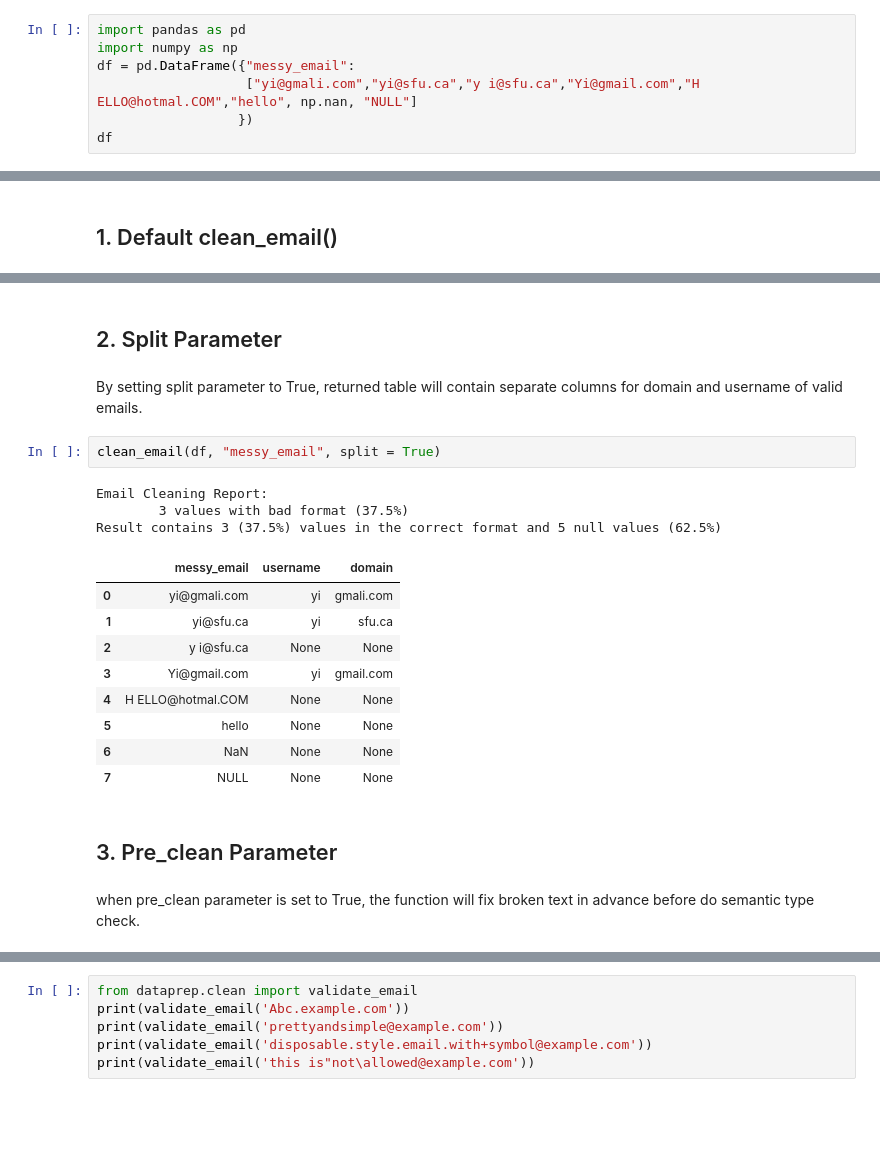
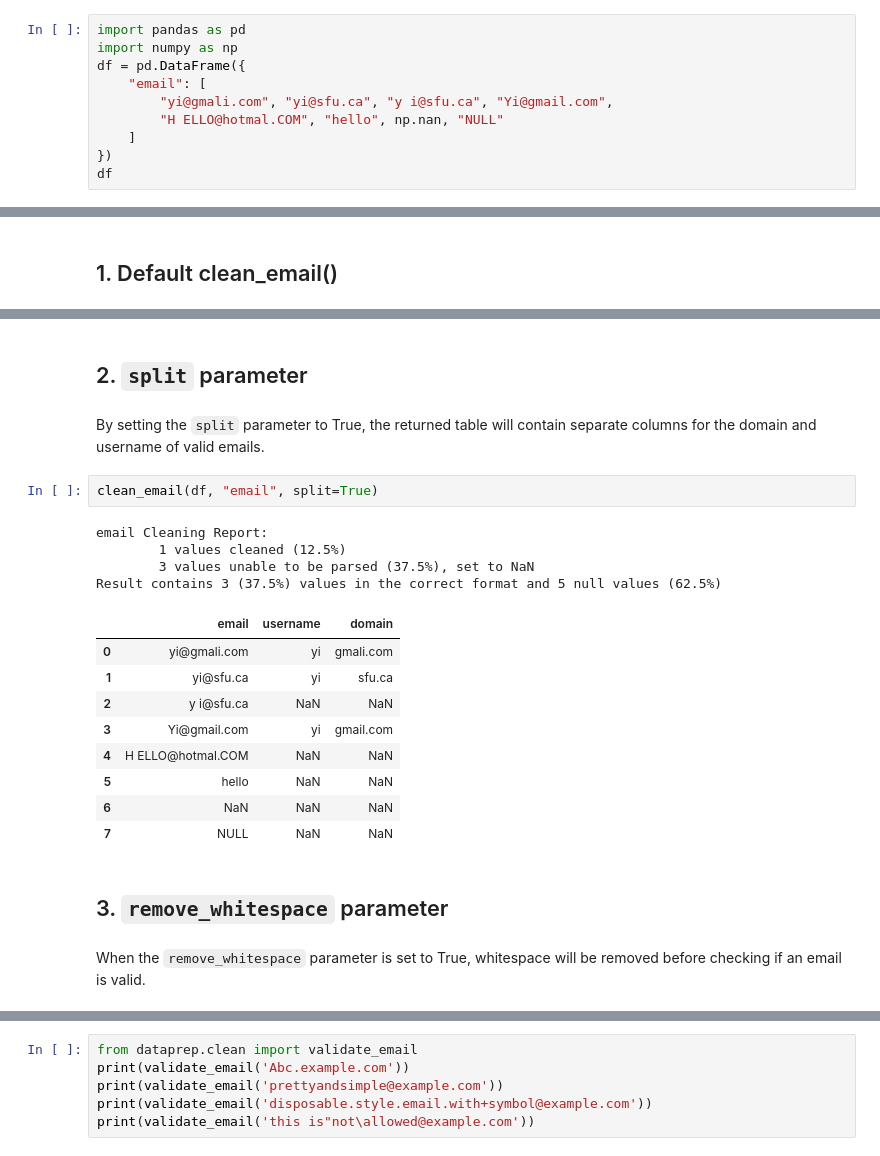
Before and after one commit to sfu-db/dataprep, a Jupyter notebook: docs/source/user_guide/clean/clean_email.ipynb, the cells around one changed output, grey strips where cells are left out. Drawn from its saved outputs; the diff is of its cells as text; blank space fills up the shorter version.

```diff
--- a/docs/source/user_guide/clean/clean_email.ipynb
+++ b/docs/source/user_guide/clean/clean_email.ipynb
@@ -29,8 +38,11 @@ Parameters for validate_email():
 # %%
 import pandas as pd
 import numpy as np
-df = pd.DataFrame({"messy_email":
-                   ["yi@gmali.com","yi@sfu.ca","y i@sfu.ca","Yi@gmail.com","H ELLO@hotmal.COM","hello", np.nan, "NULL"]
-                  })
+df = pd.DataFrame({
+    "email": [
+        "yi@gmali.com", "yi@sfu.ca", "y i@sfu.ca", "Yi@gmail.com",
+        "H ELLO@hotmal.COM", "hello", np.nan, "NULL"
+    ]
+})
 df
 # %% [output]
@@ -67,24 +81,25 @@ Result contains 3 (37.5%) values in the correct format and 5 null values (62.5%)
 # %% [markdown]
-## 2. Split Parameter
+## 2. `split` parameter
 # %% [markdown]
-By setting split parameter to True, returned table will contain separate columns for domain and username of valid emails.
+By setting the `split` parameter to True, the returned table will contain separate columns for the domain and username of valid emails.
 # %%
-clean_email(df, "messy_email", split = True)
+clean_email(df, "email", split=True)
 # %% [output]
-Email Cleaning Report:
-        3 values with bad format (37.5%)
+email Cleaning Report:
+        1 values cleaned (12.5%)
+        3 values unable to be parsed (37.5%), set to NaN
 Result contains 3 (37.5%) values in the correct format and 5 null values (62.5%)
-|  | messy_email | username | domain |
+|  | email | username | domain |
 | 0 | yi@gmali.com | yi | gmali.com |
 | 1 | yi@sfu.ca | yi | sfu.ca |
-| 2 | y i@sfu.ca | None | None |
+| 2 | y i@sfu.ca | NaN | NaN |
 | 3 | Yi@gmail.com | yi | gmail.com |
-| 4 | H ELLO@hotmal.COM | None | None |
-| 5 | hello | None | None |
-| 6 | NaN | None | None |
-| 7 | NULL | None | None |
+| 4 | H ELLO@hotmal.COM | NaN | NaN |
+| 5 | hello | NaN | NaN |
+| 6 | NaN | NaN | NaN |
+| 7 | NULL | NaN | NaN |
 # %% [markdown]
-## 3. Pre_clean Parameter
+## 3. `remove_whitespace` parameter
-# %% [markdown]
-when pre_clean parameter is set to True, the function will fix broken text in advance before do semantic type check.
+# %% [markdown]
+When the `remove_whitespace` parameter is set to True, whitespace will be removed before checking if an email is valid.
 # %%
```
Also changed, not shown: parts of 22 cells of this notebook, 13 other files.
